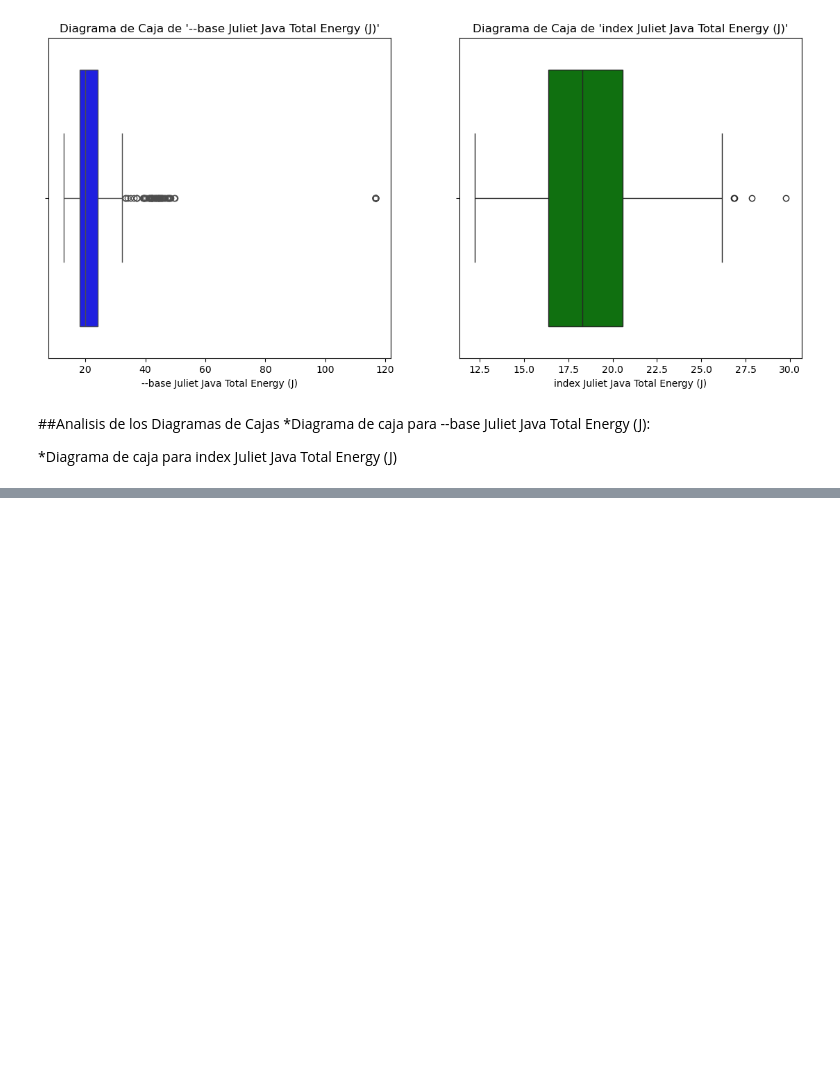
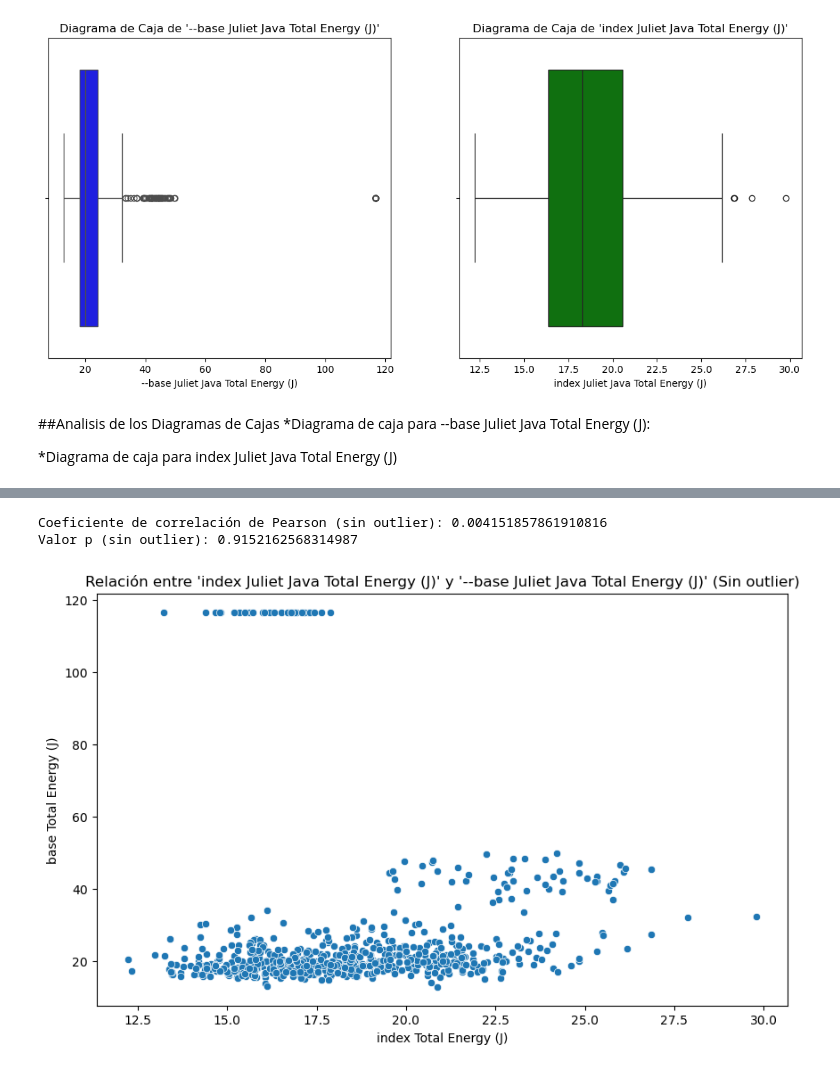
Before and after one commit to mrmiguel564/BD3, a Jupyter notebook: BDIIICliente.ipynb, the cells around one changed output, grey strips where cells are left out. Drawn from its saved outputs; the diff is of its cells as text; code cells hidden in the pictures; blank space fills up the shorter version.

```diff
--- a/BDIIICliente.ipynb
+++ b/BDIIICliente.ipynb
@@ -273,0 +336,10 @@ plt.show()
+# %%
+# Definir un límite superior razonable para la variable '--base Juliet Java Total Energy (J)'
+limite_superior = 100000  # El límite puede ajustarse según sea necesario
+
+# Filtrar el subconjunto limpio para eliminar el outlier
+subset_clean_filtered = subset_clean[subset_clean['--base Juliet Java Total Energy (J)'] < limite_superior]
+
+# Verificación del subconjunto después de eliminar el outlier
+print("Descripción del subconjunto limpio sin outliers:")
+print(subset_clean_filtered.describe())
@@ -273,0 +357,21 @@ plt.show()
+# %%
+# Definir las variables del subconjunto limpio sin el outlier
+index_energy_clean = subset_clean_filtered['index Juliet Java Total Energy (J)']
+base_energy_clean = subset_clean_filtered['--base Juliet Java Total Energy (J)']
+
+# Cálculo del coeficiente de correlación de Pearson en el subconjunto limpio
+correlation_clean, p_value_clean = pearsonr(index_energy_clean, base_energy_clean)
+print(f"Coeficiente de correlación de Pearson (sin outlier): {correlation_clean}")
+print(f"Valor p (sin outlier): {p_value_clean}")
+
+# Visualización con un gráfico de dispersión después de eliminar el outlier
+plt.figure(figsize=(10, 6))
+sns.scatterplot(x=index_energy_clean, y=base_energy_clean)
+plt.title("Relación entre 'index Juliet Java Total Energy (J)' y '--base Juliet Java Total Energy (J)' (Sin outlier)")
+plt.xlabel("index Total Energy (J)")
+plt.ylabel("base Total Energy (J)")
+plt.show()
+# %% [output]
+Coeficiente de correlación de Pearson (sin outlier): 0.004151857861910816
+Valor p (sin outlier): 0.9152162568314987
+[figure, added]
```
Also changed, not shown: parts of 13 cells of this notebook, 1 other file.
